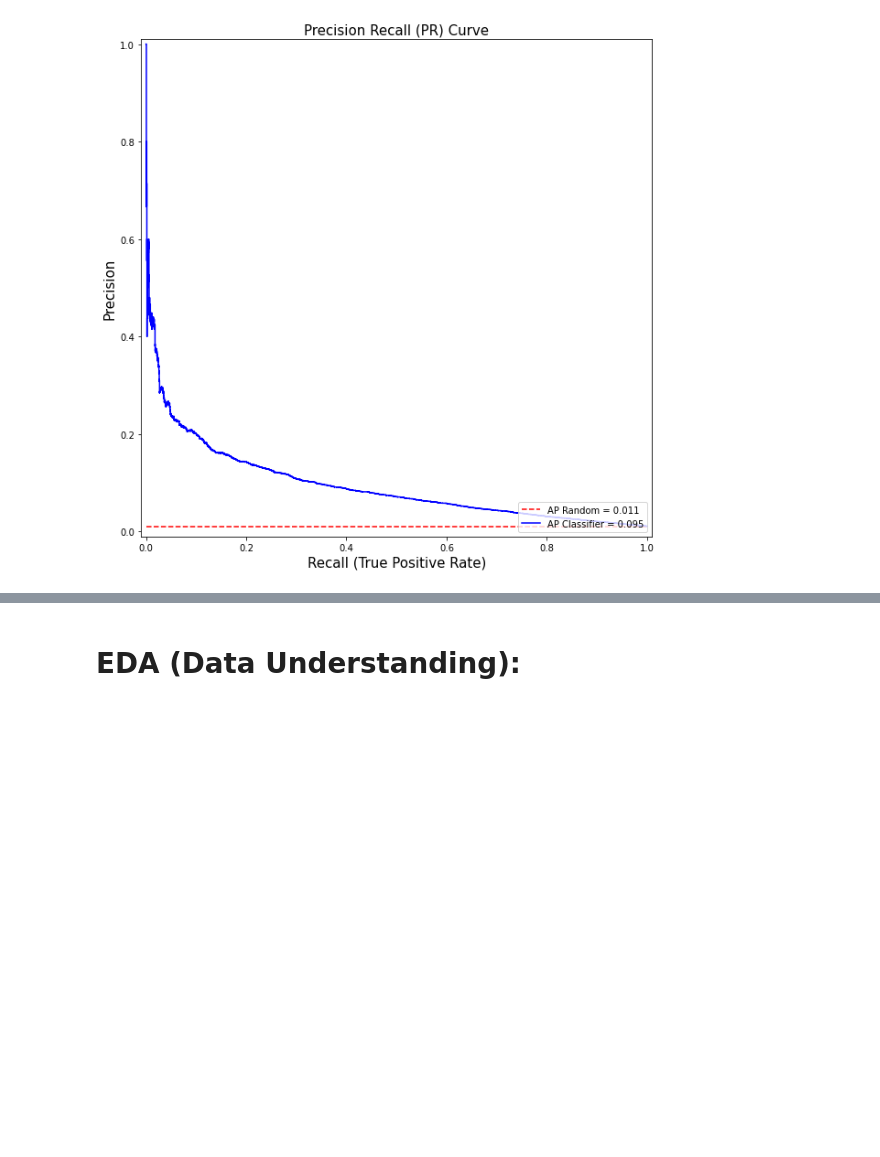
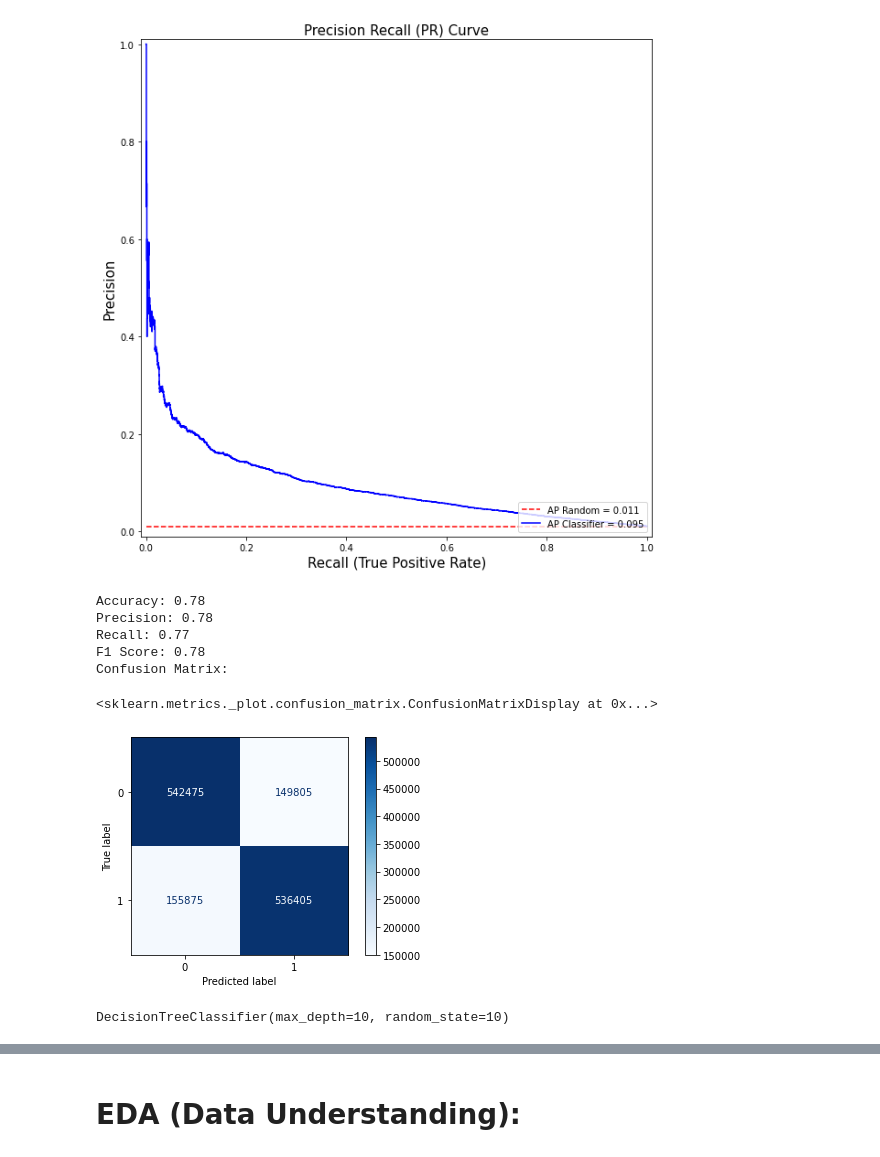
Before and after one commit to hacampbell1/capstoneproject, a Jupyter notebook: Bank Account Application - Fraud Detection.ipynb, the cells around one changed output, grey strips where cells are left out. Saved outputs shown, nothing was run; the diff lists cells and outputs as text; code cells hidden in the pictures; blank space fills up the shorter version.

Commit message:
Model & Evaluation

```diff
--- a/Bank Account Application - Fraud Detection.ipynb
+++ b/Bank Account Application - Fraud Detection.ipynb
@@ -320,21 +329,36 @@ ax.legend(loc = 'lower right')
 # %% [output]
 <matplotlib.legend.Legend at 0x...>
 [figure]
+# %%
+y_train_pred = model_log.predict(X_train_smo)
 # %%
-# accuracy = accuracy_score(y_test, y_test_pred)
-# precision = precision_score(y_test, y_test_pred)
-# recall = recall_score(y_test, y_test_pred)
-# f1 = f1_score(y_test, y_test_pred)
+accuracy = accuracy_score(y_train_smo, y_train_pred)
+precision = precision_score(y_train_smo, y_train_pred)
+recall = recall_score(y_train_smo, y_train_pred)
+f1 = f1_score(y_train_smo, y_train_pred)
 
-# print(f'Accuracy: {accuracy:.2f}')
-# print(f'Precision: {precision:.2f}')
-# print(f'Recall: {recall:.2f}')
-# print(f'F1 Score: {f1:.2f}')
-# print('Confusion Matrix:')
+print(f'Accuracy: {accuracy:.2f}')
+print(f'Precision: {precision:.2f}')
+print(f'Recall: {recall:.2f}')
+print(f'F1 Score: {f1:.2f}')
+print('Confusion Matrix:')
 
 
-# from sklearn.metrics import ConfusionMatrixDisplay, confusion_matrix
+from sklearn.metrics import ConfusionMatrixDisplay, confusion_matrix
 
-# cnf_matrix = confusion_matrix(y_test, y_test_pred)
-# disp = ConfusionMatrixDisplay(confusion_matrix=cnf_matrix, display_labels=logreg.classes_)
-# disp.plot(cmap=plt.cm.Blues)
+cnf_matrix = confusion_matrix(y_train_smo, y_train_pred)
+disp = ConfusionMatrixDisplay(confusion_matrix=cnf_matrix, display_labels=logreg.classes_)
+disp.plot(cmap=plt.cm.Blues)
+# %% [output]
+Accuracy: 0.78
+Precision: 0.78
+Recall: 0.77
+F1 Score: 0.78
+Confusion Matrix:
+<sklearn.metrics._plot.confusion_matrix.ConfusionMatrixDisplay at 0x...>
+[figure, added]
+# %%
+classifier = DecisionTreeClassifier(max_depth = 10, random_state=10)
+classifier.fit(X_train, y_train)
+# %% [output]
+DecisionTreeClassifier(max_depth=10, random_state=10)
```
Also changed, not shown: parts of 12 cells of this notebook.
